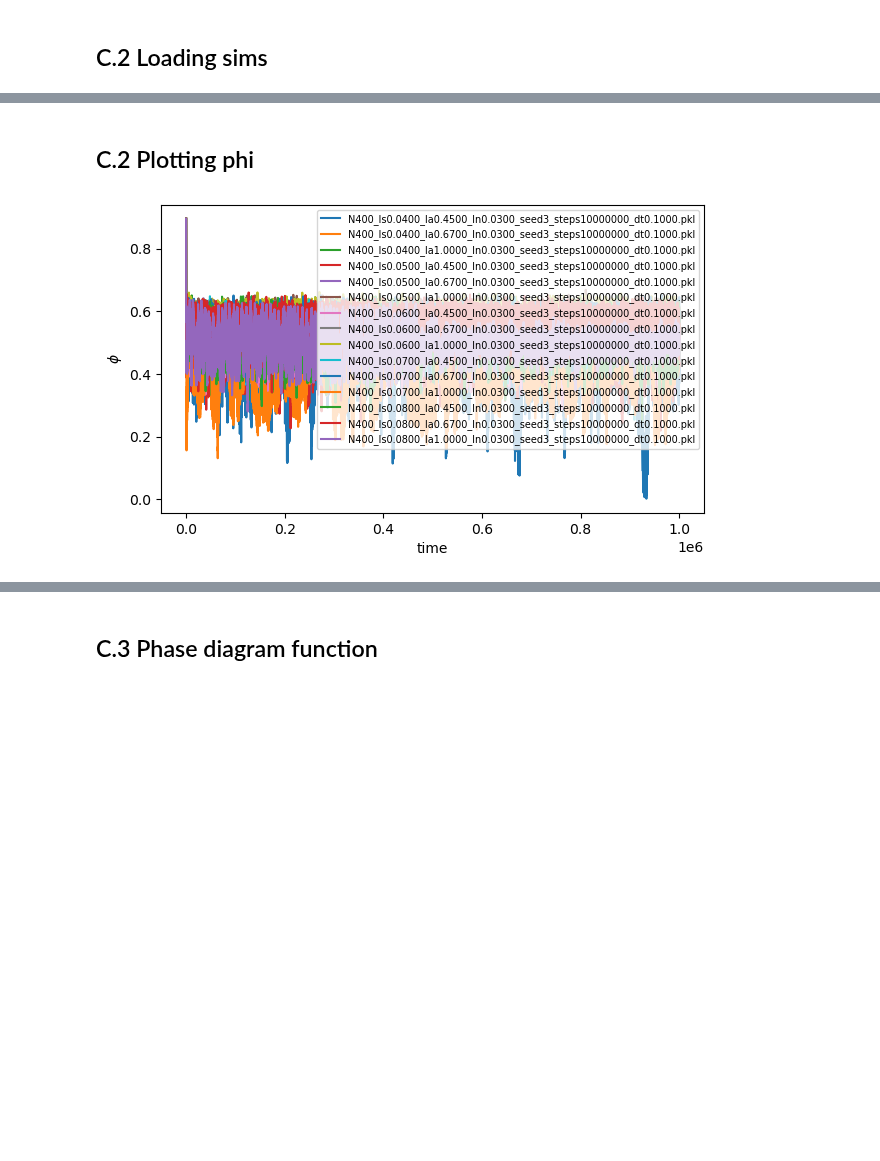
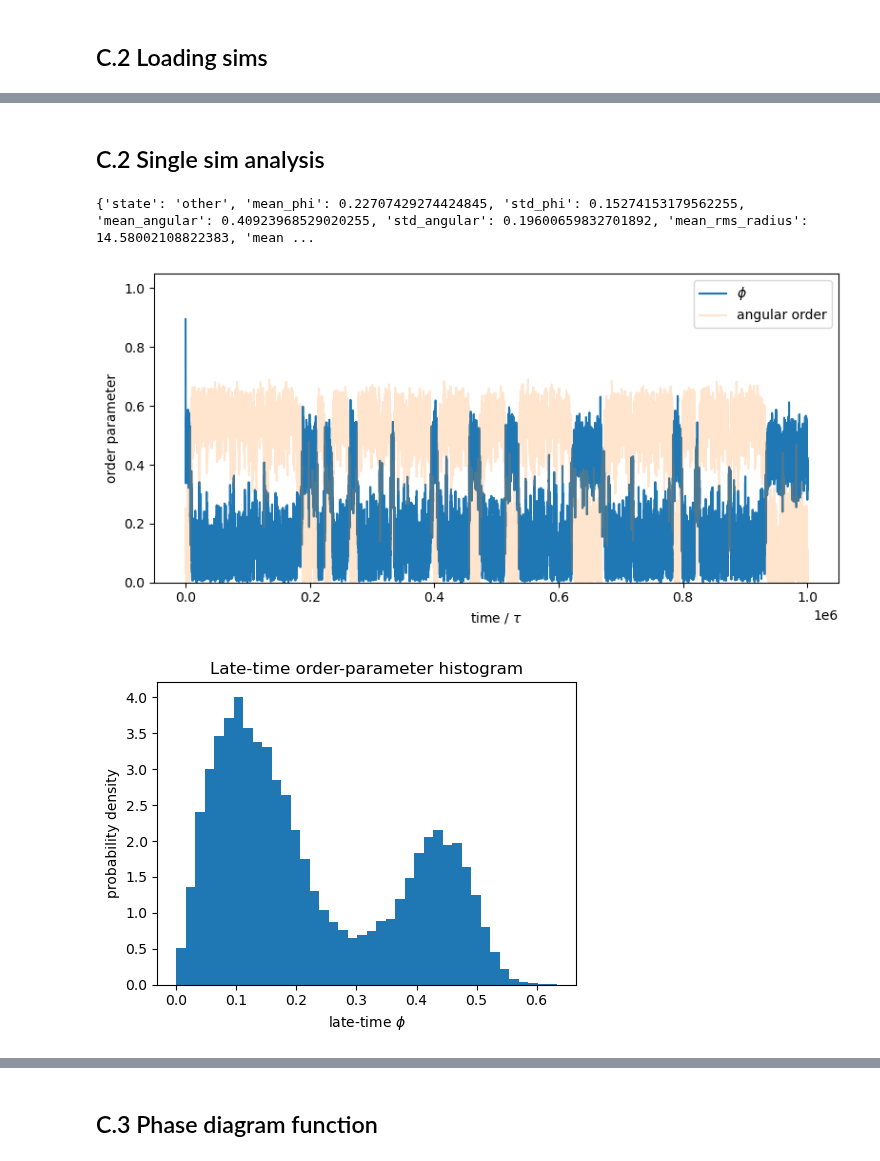
Before and after one commit to Jochem1234/active-matter-project, a Jupyter notebook: soft_active_matter.ipynb, the cells around one changed output, grey strips where cells are left out. Saved outputs shown, nothing was run; the diff lists cells and outputs as text; code cells hidden in the pictures; blank space fills up the shorter version.

Commit message:
All phase plot sims complete, phase plot complete

```diff
--- a/soft_active_matter.ipynb
+++ b/soft_active_matter.ipynb
@@ -452,11 +448,12 @@ def estimate_runtime_from_benchmark(params: ModelParameters, benchmark_steps=20_
 ## A.6 Analysis functions
 # %%
 def plot_summary(summary, title=""):
+    print(classify_state(summary))
     time = summary["time"]
 
     fig, ax = plt.subplots(figsize=(8, 4))
-    ax.plot(time, summary["phi"], label=r"$\phi$")
-    ax.plot(time, summary["angular_order"], label="angular order")
+    ax.plot(time, summary["phi"], label=r"$\phi$", alpha = 1)
+    ax.plot(time, summary["angular_order"], label="angular order", alpha = 0.2)
     ax.set_xlabel(r"time / $\tau$")
     ax.set_ylabel("order parameter")
     ax.set_ylim(0, 1.05)
@@ -525,17 +522,20 @@ def classify_state(summary, transient_fraction=0.5):
     std_phi = stats["std_phi"]
     mean_angular = stats["mean_angular"]
     mean_com_speed = stats["mean_com_speed"]
+    mean_rms_radius = stats["mean_rms_radius"]
 
-    if mean_phi > 0.35 and mean_com_speed > 1e-3:
+    if mean_rms_radius > 100:
+        state = "breakup"
+    elif mean_phi > 0.3:
         state = "migrating"
-    elif mean_phi < 0.25 and mean_angular > 0.35:
+    elif mean_phi < 0.15:
         state = "rotating"
-    elif std_phi > 0.12 and mean_phi > 0.15:
-        state = "mixed/switching"
+    elif 0.15 < mean_phi < 0.3 and std_phi > 0.1:
+        state = "migrating/rotating"
     elif mean_phi < 0.15 and mean_angular < 0.20:
-        state = "jammed/unclear"
+        state = "jammed"
     else:
-        state = "unclear/mixed"
+        state = "other"
 
     return {"state": state, **stats}
 # %% [markdown]
@@ -749,15 +712,19 @@ Loaded 34 simulation(s).
 # %% [markdown]
-## C.2 Plotting phi
+## C.2 Single sim analysis
 # %%
-plt.figure(figsize=(7, 4))
+params = ModelParameters(
+    N=400,
+    steps=10_000_000,
+    lambda_s=0.06,
+    lambda_a=0.2,
+    lambda_n=0.03,
+    seed=3,
+)
 
-for name, sim in sims.items():
-    s = sim["summary"]
-    plt.plot(s["time"], s["phi"], label=name)
-
-plt.xlabel("time")
-plt.ylabel(r"$\phi$")
-plt.legend(fontsize=7)
-plt.show()
+filename = make_filename(params)
+summary = sims[filename]["summary"]
+plot_summary(summary)
 # %% [output]
+{'state': 'other', 'mean_phi': 0.22707429274424845, 'std_phi': 0.15274153179562255, 'mean_angular': 0.40923968529020255, 'std_angular': 0.19600659832701892, 'mean_rms_radius': 14.58002108822383, 'mean ...
-[figure, old version]
+[figure, new version]
+[figure, added]
```
Also changed, not shown: parts of 19 cells of this notebook, 3 other files.
